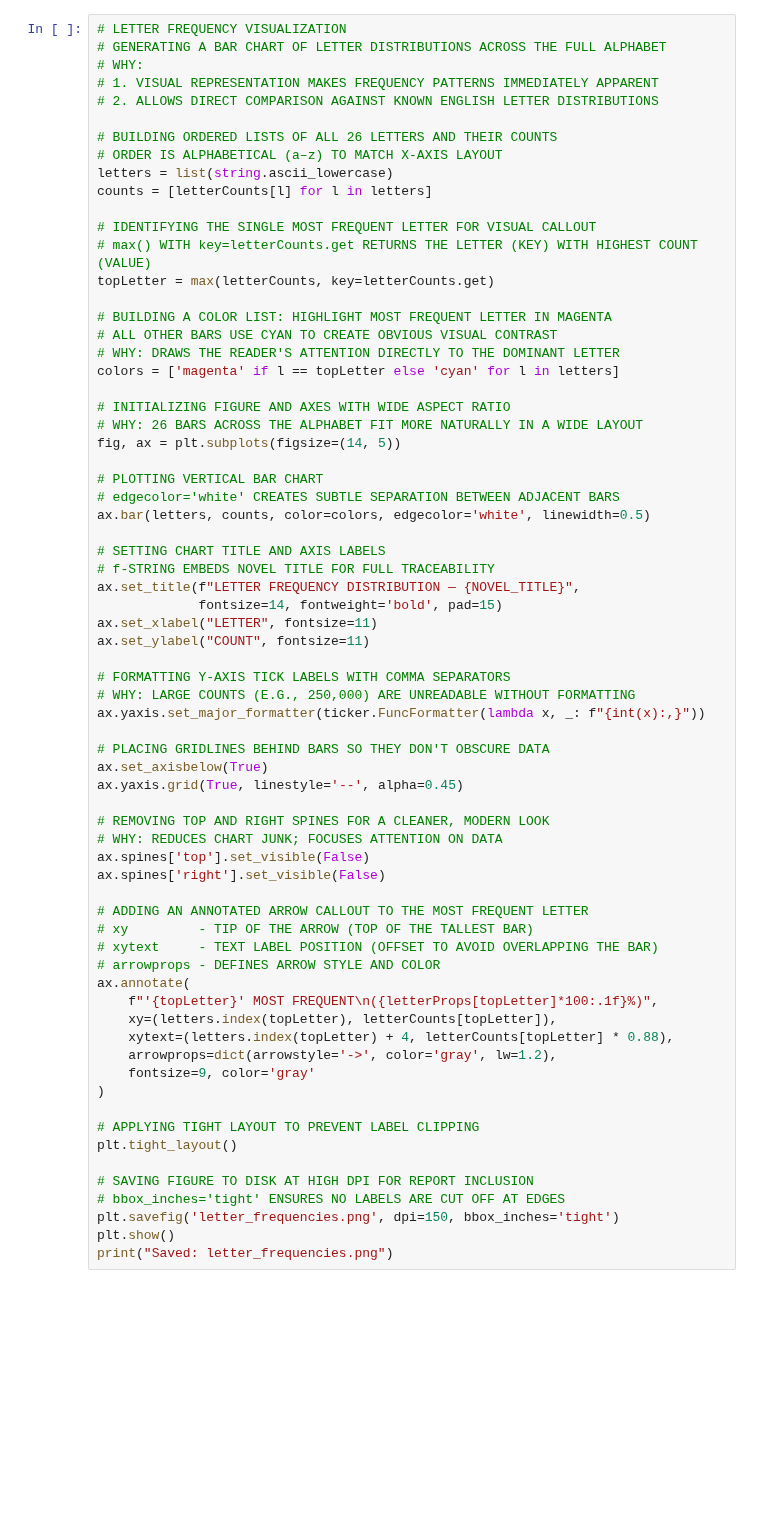
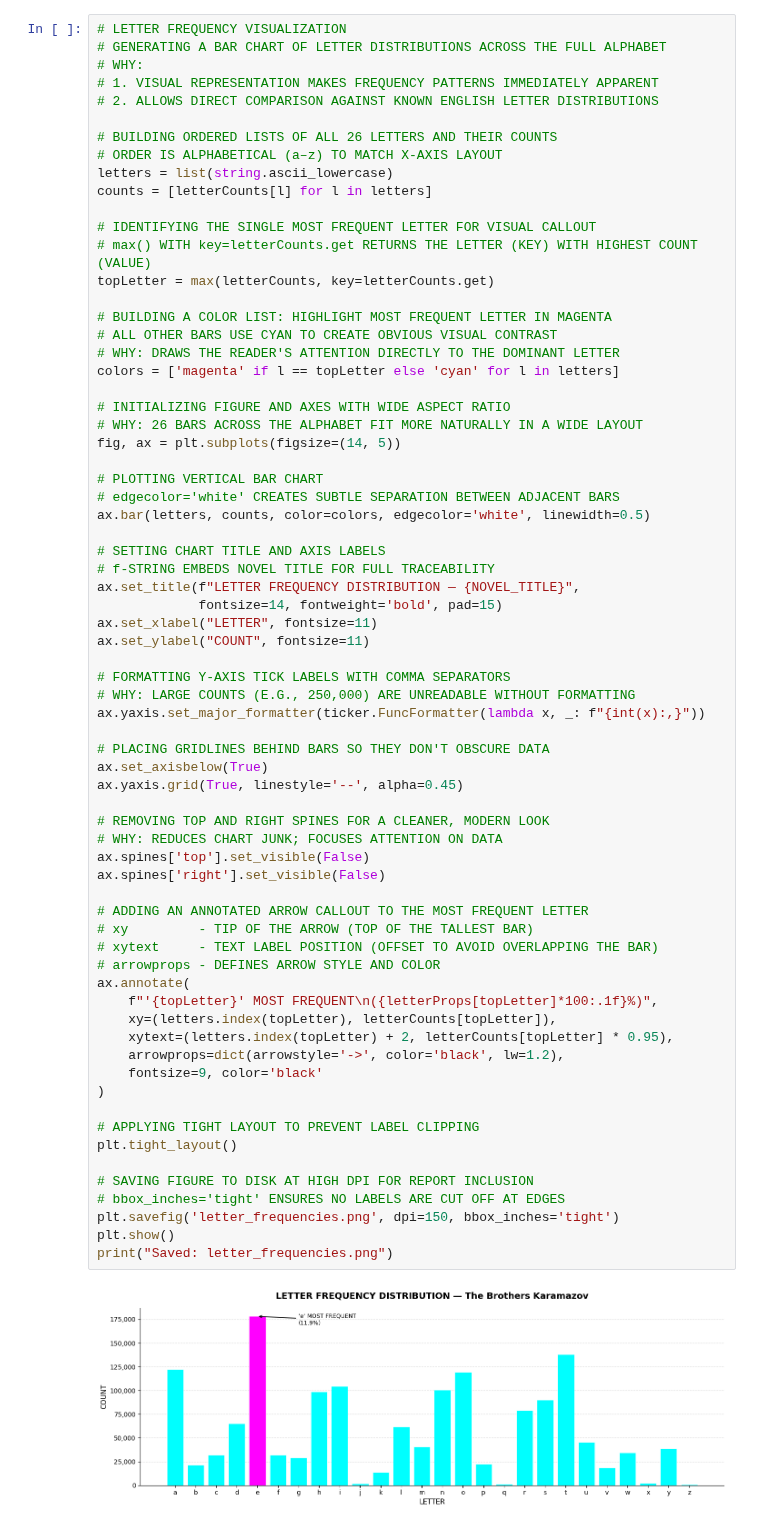
Before and after one commit to anulocaulis/table-of-contents-word-analysis-program, a Jupyter notebook: Q2/q2.ipynb, the cells around one changed output. Drawn from its saved outputs; the diff is of its cells as text; blank space fills up the shorter version.

```diff
--- a/Q2/q2.ipynb
+++ b/Q2/q2.ipynb
@@ -498,33 +550,35 @@ ax.set_ylabel("COUNT", fontsize=11)
 # FORMATTING Y-AXIS TICK LABELS WITH COMMA SEPARATORS
 # WHY: LARGE COUNTS (E.G., 250,000) ARE UNREADABLE WITHOUT FORMATTING
 ax.yaxis.set_major_formatter(ticker.FuncFormatter(lambda x, _: f"{int(x):,}"))
 
 # PLACING GRIDLINES BEHIND BARS SO THEY DON'T OBSCURE DATA
 ax.set_axisbelow(True)
 ax.yaxis.grid(True, linestyle='--', alpha=0.45)
 
 # REMOVING TOP AND RIGHT SPINES FOR A CLEANER, MODERN LOOK
 # WHY: REDUCES CHART JUNK; FOCUSES ATTENTION ON DATA
 ax.spines['top'].set_visible(False)
 ax.spines['right'].set_visible(False)
 
 # ADDING AN ANNOTATED ARROW CALLOUT TO THE MOST FREQUENT LETTER
 # xy         - TIP OF THE ARROW (TOP OF THE TALLEST BAR)
 # xytext     - TEXT LABEL POSITION (OFFSET TO AVOID OVERLAPPING THE BAR)
 # arrowprops - DEFINES ARROW STYLE AND COLOR
 ax.annotate(
     f"'{topLetter}' MOST FREQUENT\n({letterProps[topLetter]*100:.1f}%)",
     xy=(letters.index(topLetter), letterCounts[topLetter]),
-    xytext=(letters.index(topLetter) + 4, letterCounts[topLetter] * 0.88),
-    arrowprops=dict(arrowstyle='->', color='gray', lw=1.2),
-    fontsize=9, color='gray'
+    xytext=(letters.index(topLetter) + 2, letterCounts[topLetter] * 0.95),
+    arrowprops=dict(arrowstyle='->', color='black', lw=1.2),
+    fontsize=9, color='black'
 )
 
 # APPLYING TIGHT LAYOUT TO PREVENT LABEL CLIPPING
 plt.tight_layout()
 
 # SAVING FIGURE TO DISK AT HIGH DPI FOR REPORT INCLUSION
 # bbox_inches='tight' ENSURES NO LABELS ARE CUT OFF AT EDGES
 plt.savefig('letter_frequencies.png', dpi=150, bbox_inches='tight')
 plt.show()
 print("Saved: letter_frequencies.png")
+# %% [output]
+[figure, added]
```
Also changed, not shown: parts of 17 cells of this notebook.
